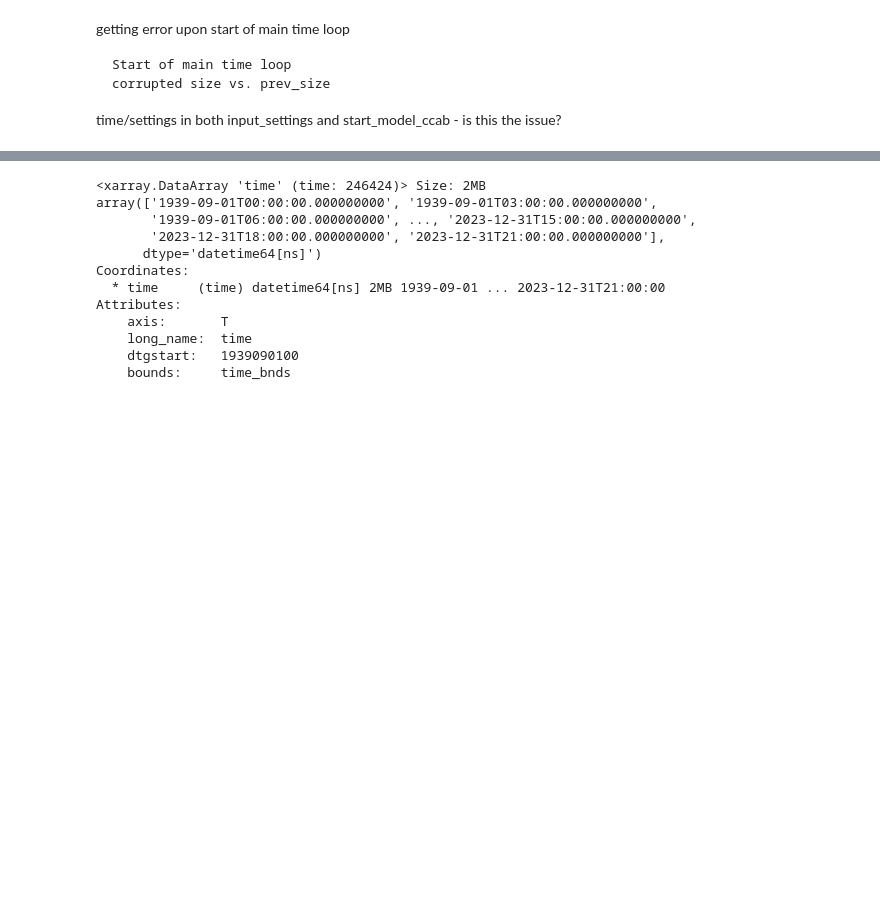
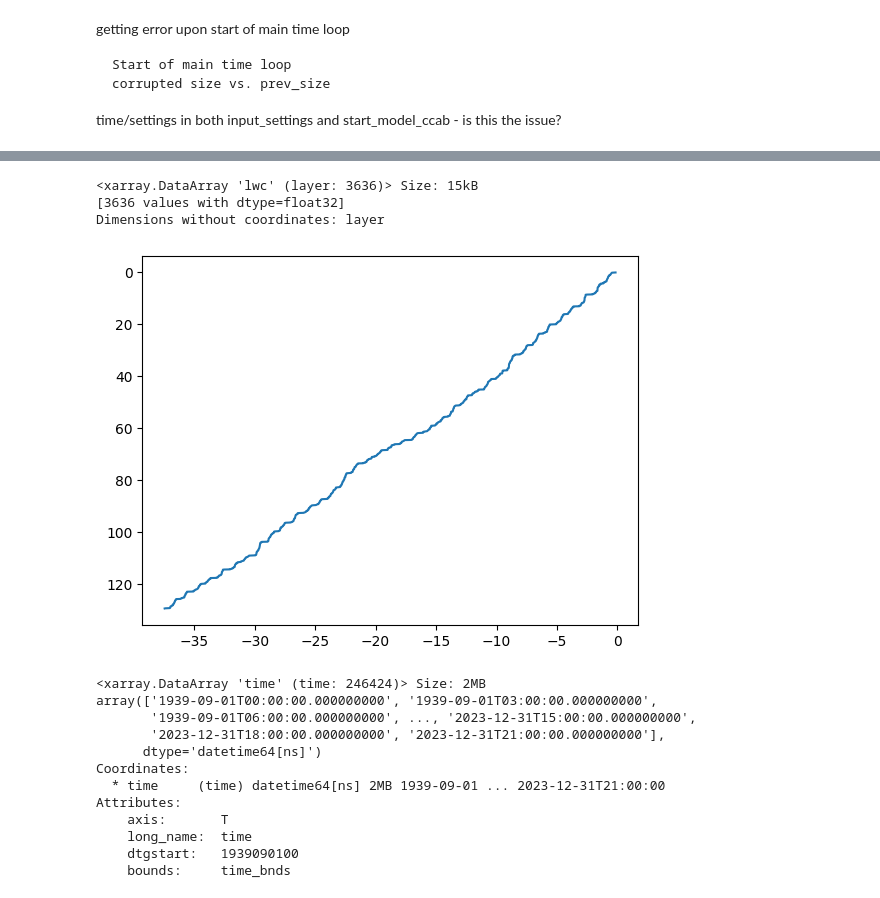
Before and after one commit to IMAU-ice-and-climate/IMAU-FDM, a Jupyter notebook: misc/Debug.ipynb, the cells around one changed output, grey strips where cells are left out. Cells and saved outputs as stored; diff of their text form; code cells hidden in the pictures; blank space fills up the shorter version.

```diff
--- a/misc/Debug.ipynb
+++ b/misc/Debug.ipynb
@@ -17,3 +29,14 @@ ds_restart
+# %%
+ds_restart.lwc
+# %% [output]
+<xarray.DataArray 'lwc' (layer: 3636)> Size: 15kB
+[3636 values with dtype=float32]
+Dimensions without coordinates: layer
+# %%
+plt.plot(ds_restart.year.values,ds_restart.depth.values)
+plt.gca().invert_yaxis()
+# %% [output]
+[figure, added]
 # %%
 # load timeseries and average files
 
```
Also changed, not shown: parts of 2 cells of this notebook, 6 other files.
